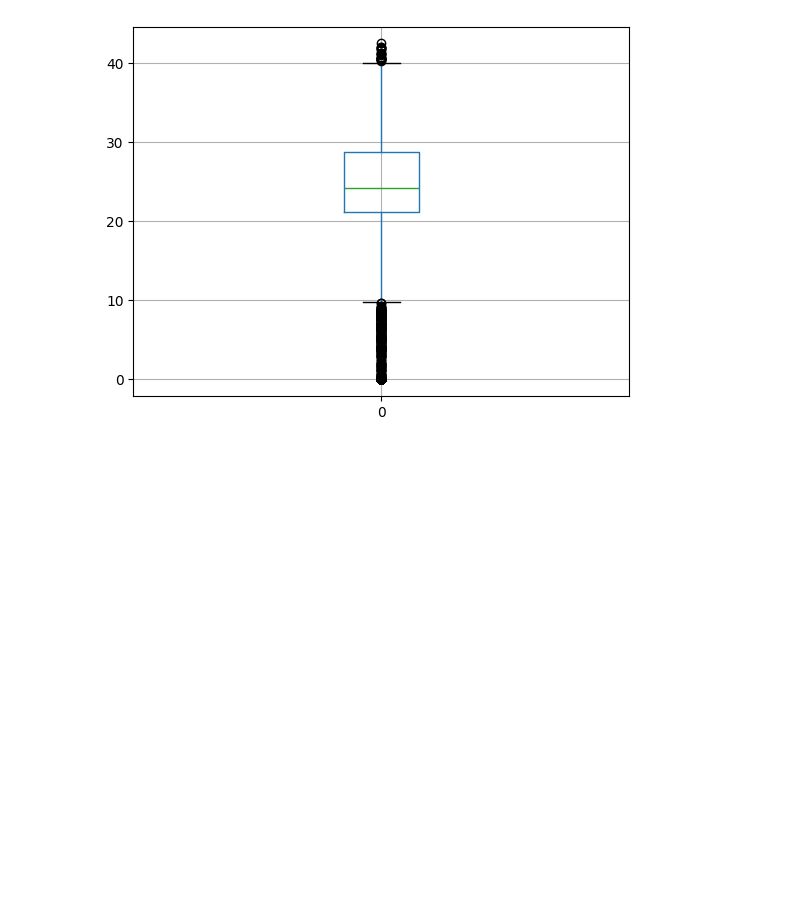
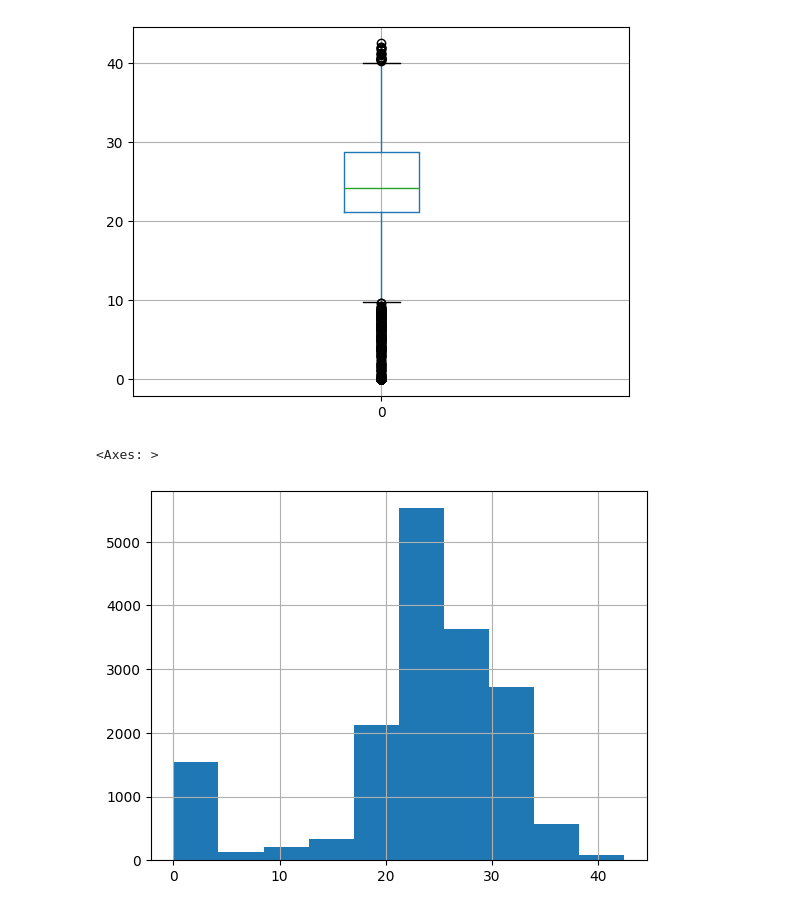
Before and after one commit to wh1tneyr/proyecto-tecnologico, a Jupyter notebook: gold.ipynb, the cells around one changed output. Saved outputs shown, nothing was run; the diff lists cells and outputs as text; code cells hidden in the pictures; blank space fills up the shorter version.

```diff
--- a/gold.ipynb
+++ b/gold.ipynb
@@ -574,3 +580,9 @@ pd.DataFrame(ag_total_concentrates).boxplot()
 # %% [output]
 <Axes: >
 [figure]
+# %%
+#construir un histograma
+ag_total_concentrates.hist()
+# %% [output]
+<Axes: >
+[figure, added]
```
Also changed, not shown: parts of 1 cell of this notebook.
